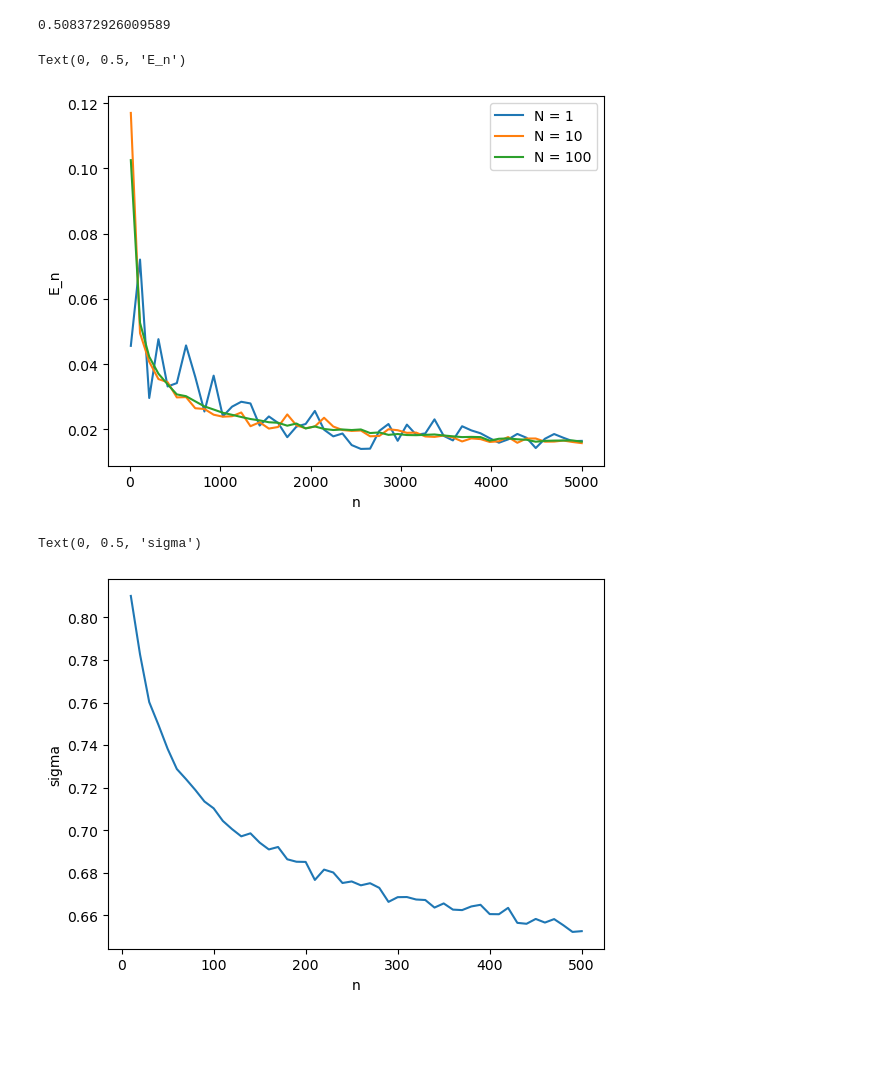
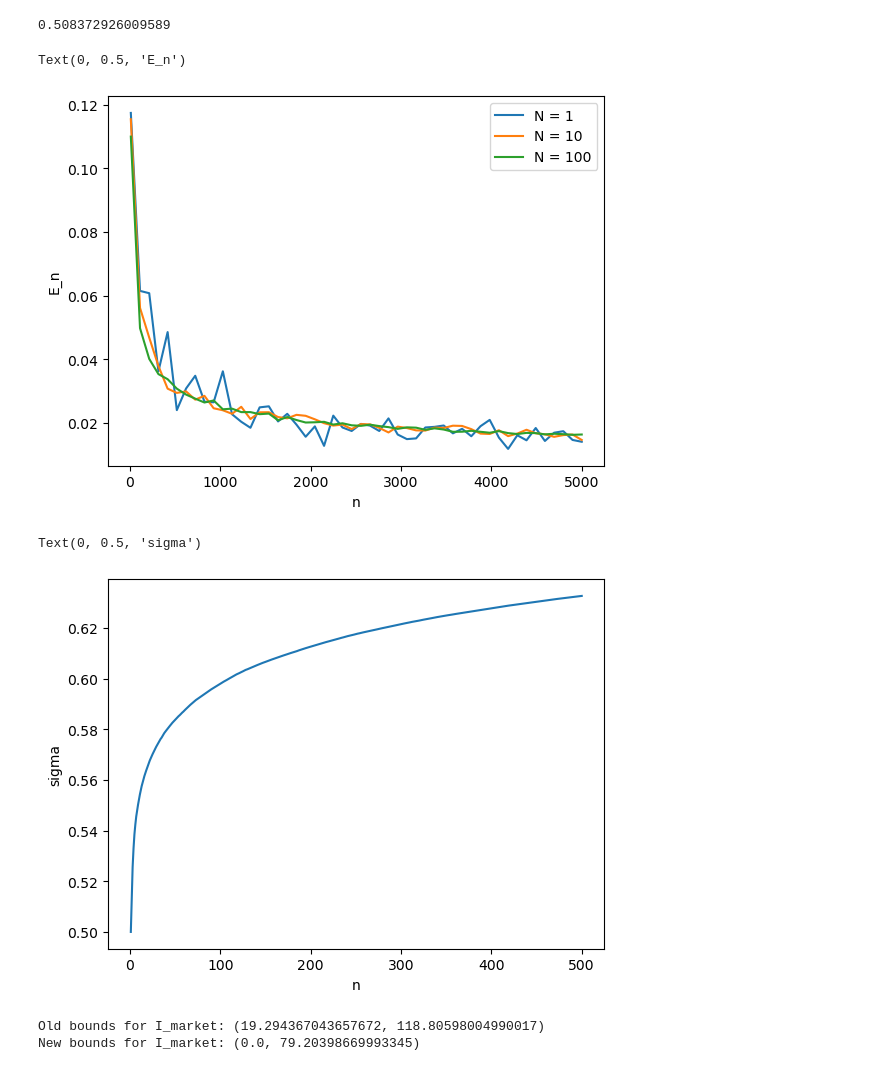
Before and after one commit to Drykx/Monte-Carlo-Project, a Jupyter notebook: shivang_attempt.ipynb, the cells around one changed output. Drawn from its saved outputs; the diff is of its cells as text; code cells hidden in the pictures; blank space fills up the shorter version.

```diff
--- a/shivang_attempt.ipynb
+++ b/shivang_attempt.ipynb
@@ -20,14 +19,14 @@ print(sigma)
 0.508372926009589
 # %%
 # Robbins Monroe Algorithm
-def Jhat(sigma, N):
+def Jhat(sigma, N, r=0.05, T=0.2, K=120, S0=100, I_market=22):
     W_T = norm.rvs(loc=0, scale=T, size=N)
     S_T = S0 * np.exp((r - sigma**2 / 2) * T + sigma * W_T)
     f = np.exp(-r*T) * (K - S_T)
     f[f < 0] = 0
     return np.mean(f) - I_market
 
-def RM(Jhat, rho=0.8, N=100, n=100, size=10):
+def RM(Jhat, rho=0.8, N=100, n=100, size=10, K=120, S0=100):
     # N = Parameter in Monte Carlo estimator Jhat of f (stock payoff)
     # n = Number of iterations of RM algorithm
     # size = Number of times to run RM algorithm (for expectation)
@@ -54,38 +53,62 @@ for N in Ns:
     E = []
     for n in ns:
         sigmahats = RM(Jhat, N=N, n=round(n))
-        E.append(np.mean((sigmahats - sigma)**2))
+        E.append(np.mean((sigmahats - sigma_true)**2))
     plt.plot(ns, E, label='N = ' + str(N))
 plt.legend()
 plt.xlabel('n')
 plt.ylabel('E_n')
 # %% [output]
 Text(0, 0.5, 'E_n')
-[figure, old version]
+[figure, new version]
 # %%
 # Asian put option
-def Jhat_asian(sigma, N, m=50):
+def Jhat_asian(sigma, N=100, m=50, r=0.05, T=0.2, S0=100, K=120, I_market=22):
     S_avg = np.zeros(N)
     for j in range(N):
         W = np.zeros(m+1)
         for i in range(1,m+1):
             delta = norm.rvs(loc=0, scale=T/m)
             W[i] = W[i-1] + delta
-        S = S0 * np.exp((r - sigma**2 / 2) * T + sigma * W)
-        S_avg[j] = np.mean(S[1:])
+        S = S0 * np.exp((r - sigma**2 / 2) * np.arange(1,m+1)*T/m + sigma * W[1:])
+        S_avg[j] = np.mean(S)
     f = np.exp(-r*T) * (K - S_avg)
     f[f < 0] = 0
     return np.mean(f) - I_market
 
-ns = np.linspace(10, 500)
-sigmas = []
-for n in ns:
-    sigmahat = RM(Jhat_asian, N=10, n=round(n), size=1)[0]
-    sigmas.append(sigmahat)
+def RM_convergence(Jhat, rho=0.8, n=100, S0=100, K=120):
+    # N = Parameter in Monte Carlo estimator Jhat of f (stock payoff)
+    # n = Number of iterations of RM algorithm
+
+    a0 = 2 / (K + S0)
+    i = 0
+    sigmas = np.empty((n,))
+    sigmas[0] = 0.5
+    while True:
+        alpha_n = a0 / i**rho if i > 0 else a0
+        sigma_cur = sigmas[i]
+        sigmas[i+1] = sigma_cur - alpha_n * Jhat(sigma_cur, K=K, S0=S0)
+        i+=1
+        if i == n-1:
+            break
+    return sigmas
 # %%
-plt.plot(ns, sigmas)
+n=500
+sigmas = RM_convergence(Jhat_asian, n=n)
+plt.plot(range(1,n+1), sigmas)
 plt.xlabel('n')
 plt.ylabel('sigma')
 # %% [output]
 Text(0, 0.5, 'sigma')
-[figure, old version]
+[figure, new version]
+# %%
+def calculate_bounds(r, T, S0, K, m):
+    diff = K - S0 * np.mean(np.exp(r * np.arange(1,m+1) * T / m))
+    diff = diff if diff > 0 else 0
+    return str((np.exp(-r*T)*diff, np.exp(-r*T)*K))
+
+print('Old bounds for I_market: ' + calculate_bounds(r=0.05, T=0.2, S0=100, K=120, m=50))
+print('New bounds for I_market: ' + calculate_bounds(r=0.05, T=0.2, S0=100, K=80, m=50))
+# %% [output]
+Old bounds for I_market: (19.294367043657672, 118.80598004990017)
+New bounds for I_market: (0.0, 79.20398669993345)
```
Also changed, not shown: parts of 4 cells of this notebook.
